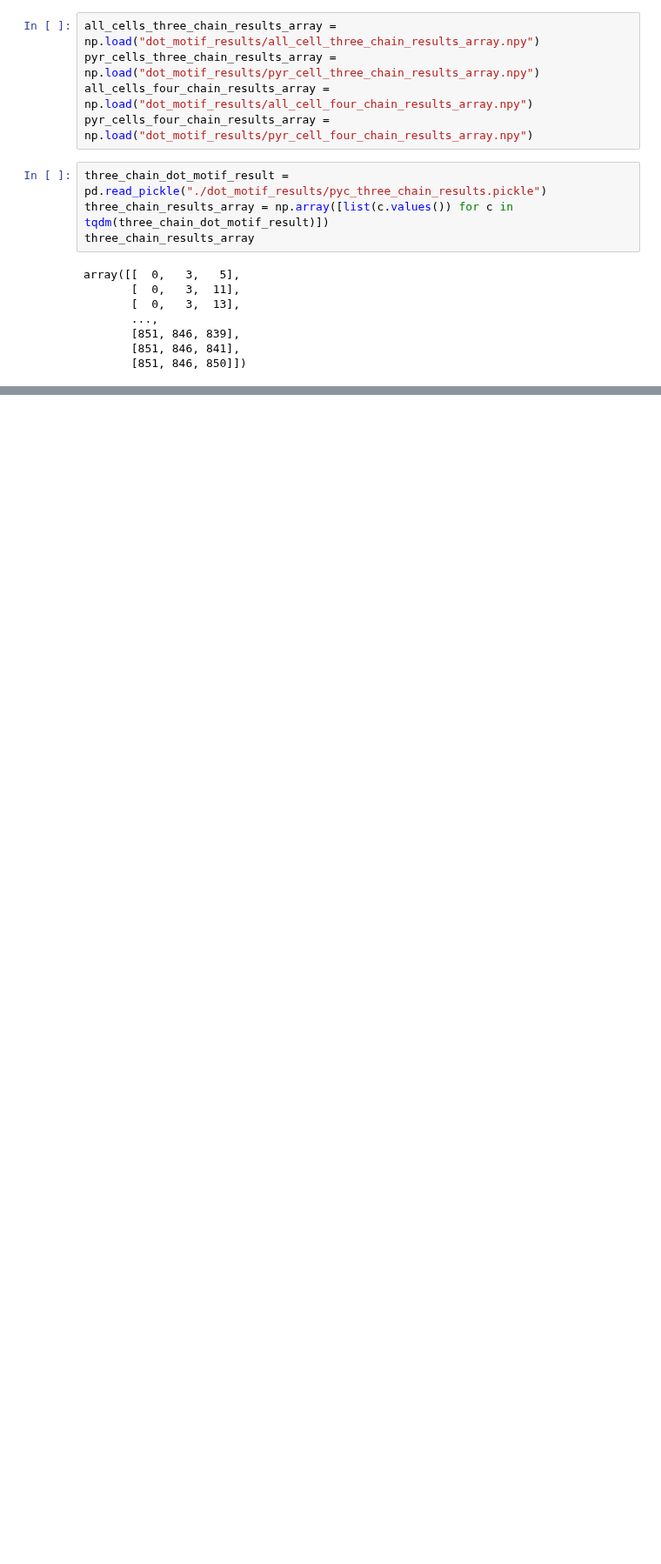
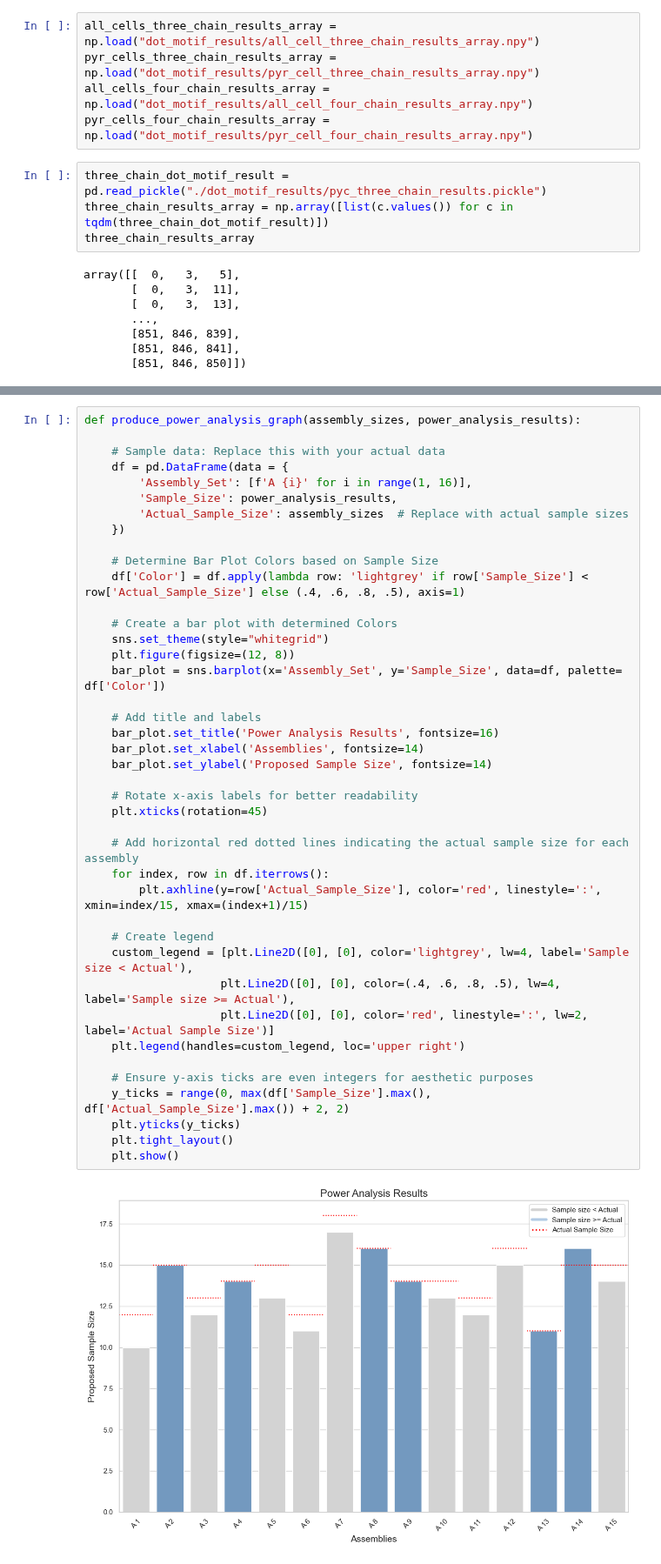
Before and after one commit to Jawagnercarena/Assembly_Organization, a Jupyter notebook: AssemblyPaperFigures/FigureCode/Figure5/Figure5.ipynb, the cells around one changed output, grey strips where cells are left out. Shown at 87% size. Saved outputs shown, nothing was run; the diff lists cells and outputs as text; blank space fills up the shorter version.

```diff
--- a/AssemblyPaperFigures/FigureCode/Figure5/Figure5.ipynb
+++ b/AssemblyPaperFigures/FigureCode/Figure5/Figure5.ipynb
@@ -833,0 +880,43 @@ motif_by_assembly_boxplot_and_power_analysis(all_cells_four_chain_results_array,
+# %%
+def produce_power_analysis_graph(assembly_sizes, power_analysis_results):
+
+    # Sample data: Replace this with your actual data
+    df = pd.DataFrame(data = {
+        'Assembly_Set': [f'A {i}' for i in range(1, 16)],
+        'Sample_Size': power_analysis_results,
+        'Actual_Sample_Size': assembly_sizes  # Replace with actual sample sizes
+    })
+
+    # Determine Bar Plot Colors based on Sample Size
+    df['Color'] = df.apply(lambda row: 'lightgrey' if row['Sample_Size'] < row['Actual_Sample_Size'] else (.4, .6, .8, .5), axis=1)
+
+    # Create a bar plot with determined Colors
+    sns.set_theme(style="whitegrid")
+    plt.figure(figsize=(12, 8))
+    bar_plot = sns.barplot(x='Assembly_Set', y='Sample_Size', data=df, palette= df['Color'])
+
+    # Add title and labels
+    bar_plot.set_title('Power Analysis Results', fontsize=16)
+    bar_plot.set_xlabel('Assemblies', fontsize=14)
+    bar_plot.set_ylabel('Proposed Sample Size', fontsize=14)
+
+    # Rotate x-axis labels for better readability
+    plt.xticks(rotation=45)
+
+    # Add horizontal red dotted lines indicating the actual sample size for each assembly
+    for index, row in df.iterrows():
+        plt.axhline(y=row['Actual_Sample_Size'], color='red', linestyle=':', xmin=index/15, xmax=(index+1)/15)
+
+    # Create legend
+    custom_legend = [plt.Line2D([0], [0], color='lightgrey', lw=4, label='Sample size < Actual'),
+                    plt.Line2D([0], [0], color=(.4, .6, .8, .5), lw=4, label='Sample size >= Actual'),
+                    plt.Line2D([0], [0], color='red', linestyle=':', lw=2, label='Actual Sample Size')]
+    plt.legend(handles=custom_legend, loc='upper right')
+
+    # Ensure y-axis ticks are even integers for aesthetic purposes
+    y_ticks = range(0, max(df['Sample_Size'].max(), df['Actual_Sample_Size'].max()) + 2, 2)
+    plt.yticks(y_ticks)
+    plt.tight_layout()
+    plt.show()
+# %% [output]
+[figure, added]
```
Also changed, not shown: parts of 4 cells of this notebook, 2 other files.
